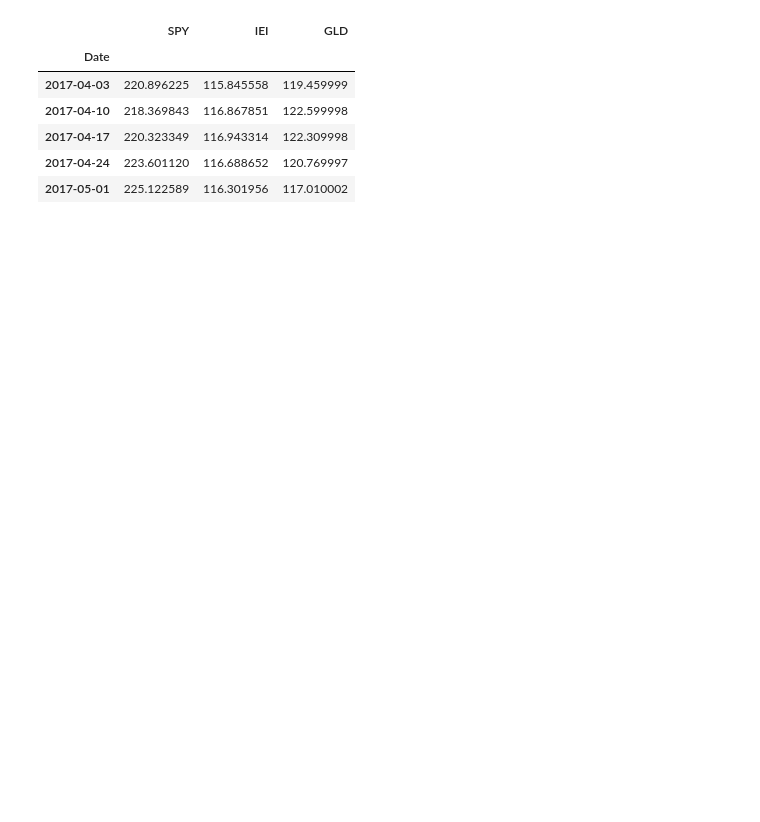
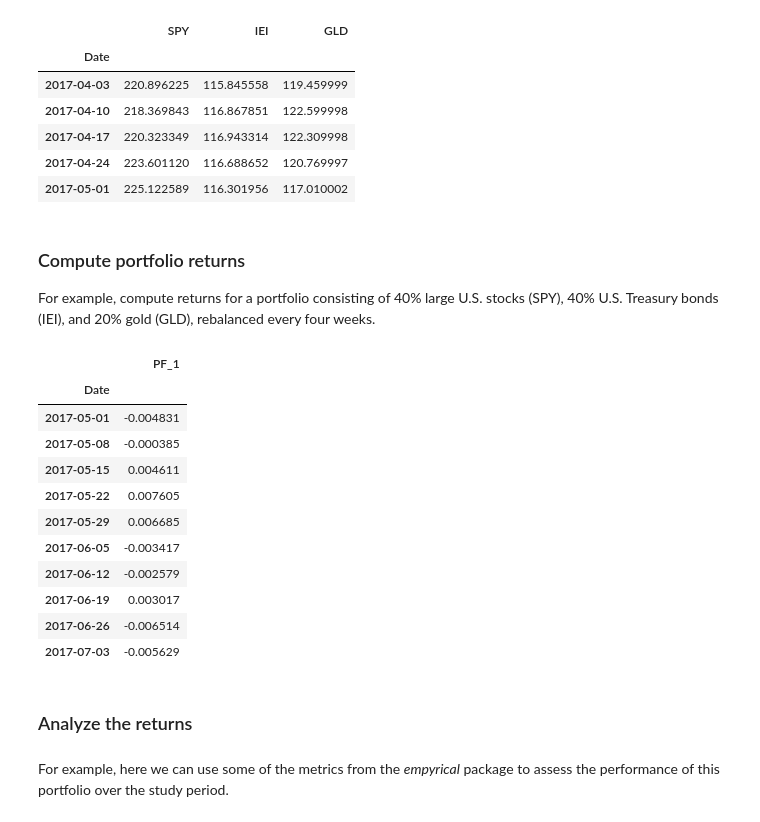
Before and after one commit to rickatx/rfpfolio, a Jupyter notebook: index.ipynb, the cells around one changed output. Saved outputs shown, nothing was run; the diff lists cells and outputs as text; code cells hidden in the pictures; blank space fills up the shorter version.

```diff
--- a/index.ipynb
+++ b/index.ipynb
@@ -28,3 +64,7 @@ price_data.head()
 | 2017-04-17 | 220.323349 | 116.943314 | 122.309998 |
 | 2017-04-24 | 223.601120 | 116.688652 | 120.769997 |
 | 2017-05-01 | 225.122589 | 116.301956 | 117.010002 |
+# %% [markdown]
+### Compute portfolio returns
+
+For example, compute returns for a portfolio consisting of 40% large U.S. stocks (SPY), 40% U.S. Treasury bonds (IEI), and 20% gold (GLD), rebalanced every four weeks.
@@ -30,0 +75,17 @@ price_data.head()
+# %%
+pf_1_returns.head(10)
+# %% [output]
+|  | PF_1 |
+| Date |  |
+| 2017-05-01 | -0.004831 |
+| 2017-05-08 | -0.000385 |
+| 2017-05-15 | 0.004611 |
+| 2017-05-22 | 0.007605 |
+| 2017-05-29 | 0.006685 |
+| 2017-06-05 | -0.003417 |
+| 2017-06-12 | -0.002579 |
+| 2017-06-19 | 0.003017 |
+| 2017-06-26 | -0.006514 |
+| 2017-07-03 | -0.005629 |
+# %% [markdown]
+### Analyze the returns
@@ -30,0 +96,2 @@ price_data.head()
+# %% [markdown]
+For example, here we can use some of the metrics from the *empyrical* package to assess the performance of this portfolio over the study period.
```
Also changed, not shown: parts of 17 cells of this notebook, 6 other files.
